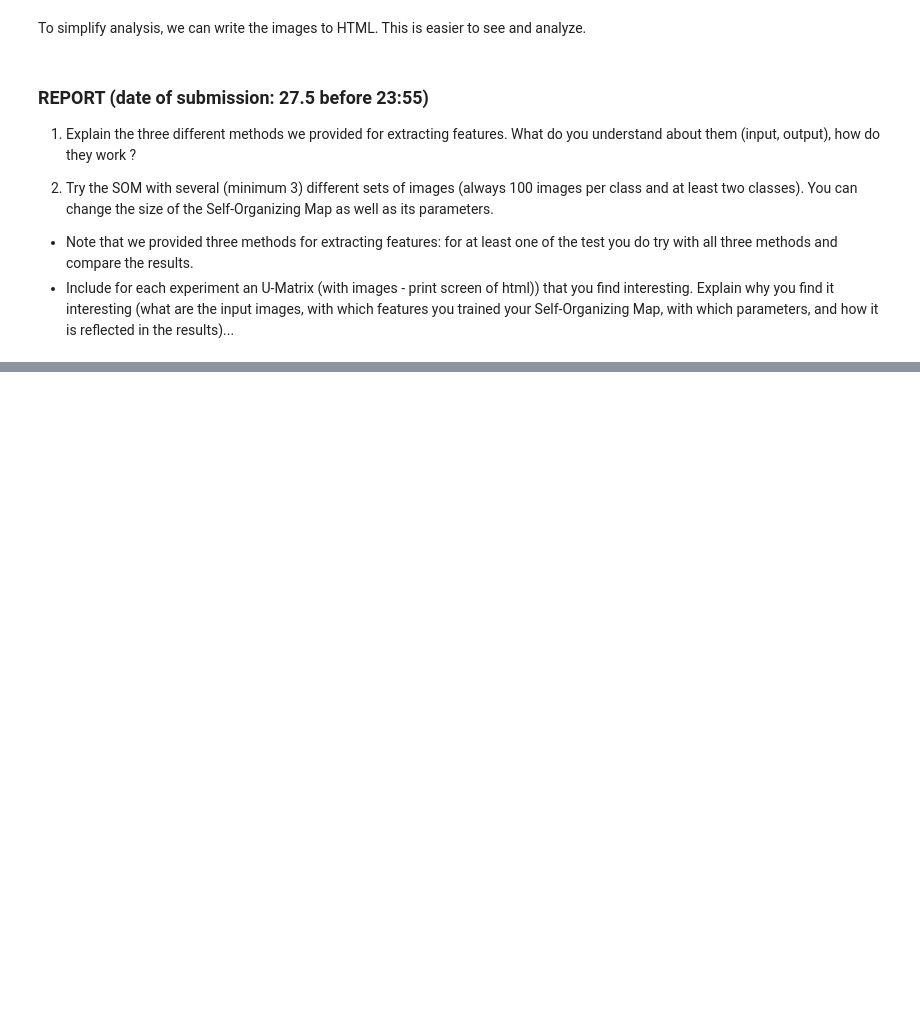
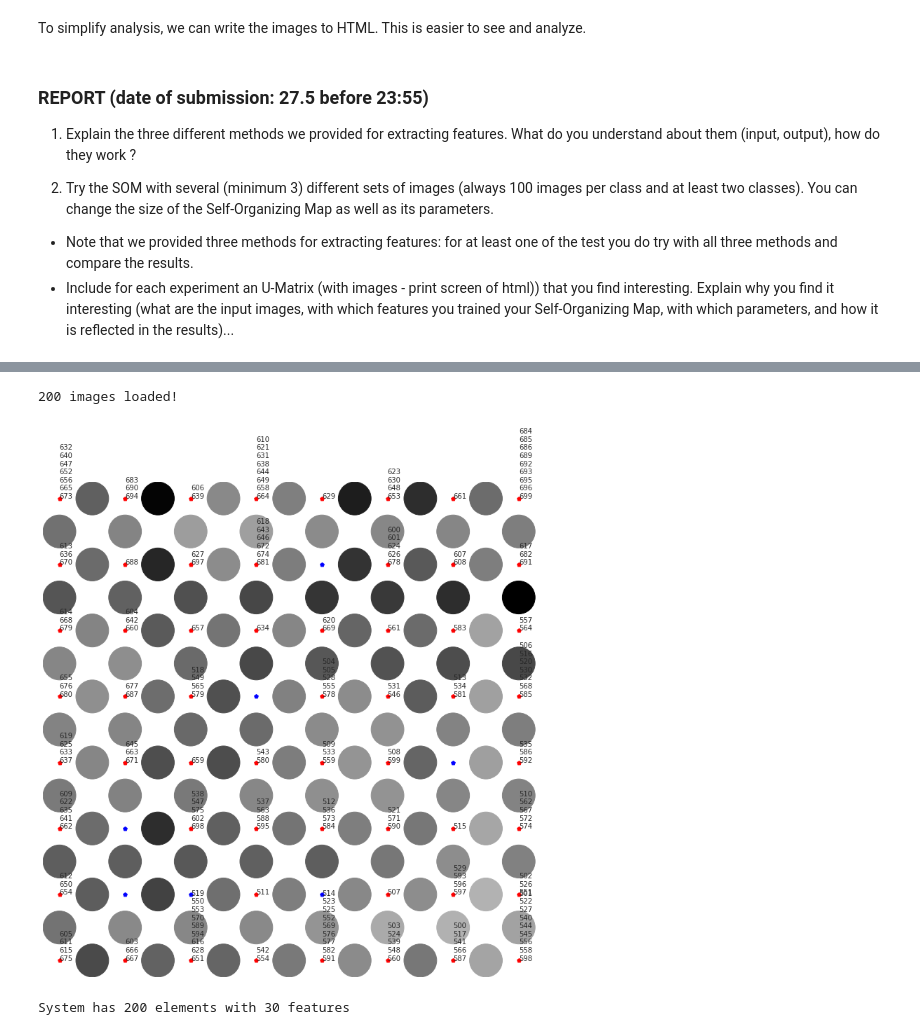
Before and after one commit to tiagoquin/mlg20-pw5, a Jupyter notebook: SOM_part2.ipynb, the cells around one changed output, grey strips where cells are left out. Drawn from its saved outputs; the diff is of its cells as text; code cells hidden in the pictures; blank space fills up the shorter version.

```diff
--- a/SOM_part2.ipynb
+++ b/SOM_part2.ipynb
@@ -90,0 +150,6 @@ extractor.to_html('som.html', kmap)
+# %%
+do_run_all(method_color, 'experiment1-3.html', ITERS, elephants_flowers)
+# %% [output]
+200 images loaded!
+[figure, added]
+System has 200 elements with 30 features
```
Also changed, not shown: parts of 10 cells of this notebook, 30 other files.
